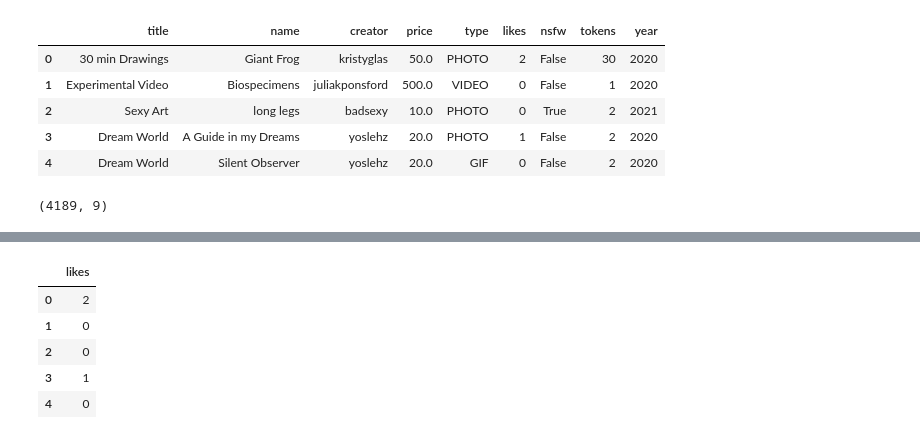
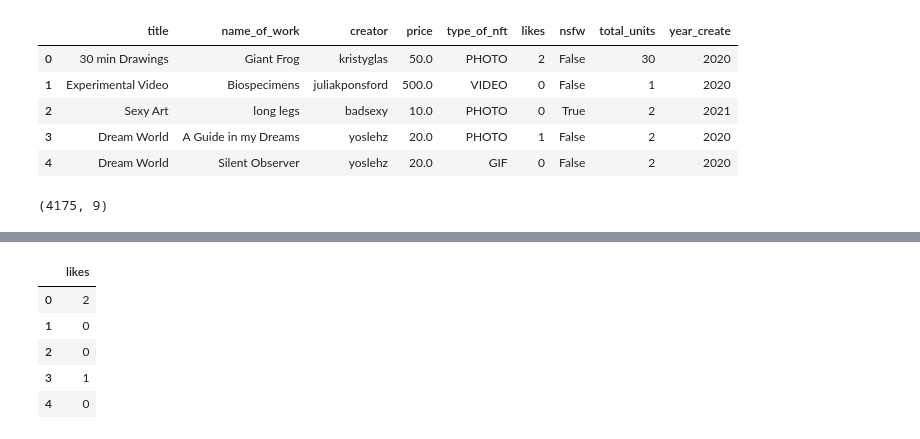
Before and after one commit to aortiz224/bootcamp_finalproject, a Jupyter notebook: unsupervised_learning.ipynb, the cells around one changed output, grey strips where cells are left out. Saved outputs shown, nothing was run; the diff lists cells and outputs as text; code cells hidden in the pictures.

```diff
--- a/unsupervised_learning.ipynb
+++ b/unsupervised_learning.ipynb
@@ -25,0 +15,6 @@ NFT_df.head()
+# %%
+engine= sqlalchemy.create_engine(f'postgresql://{username}:{password}@localhost/{database}')
+con= engine.connect()
+
+nft_table= pd.read_sql("SELECT * FROM final_nft", con=engine)
+nft_table
@@ -26,9 +35,9 @@ NFT_df.head()
 # %%
 #Drop unnecessary columns
-NFT_df_clean = NFT_df.drop(columns=["art_series","symbol","rights","royalty","cid","path"])
+NFT_df_clean = nft_table.drop(columns=["art_series","rights"])
 NFT_df_clean.head()
 # %% [output]
-|  | title | name | creator | price | type | likes | nsfw | tokens | year |
+|  | title | name_of_work | creator | price | type_of_nft | likes | nsfw | total_units | year_create |
 | 0 | 30 min Drawings | Giant Frog | kristyglas | 50.0 | PHOTO | 2 | False | 30 | 2020 |
 | 1 | Experimental Video | Biospecimens | juliakponsford | 500.0 | VIDEO | 0 | False | 1 | 2020 |
 | 2 | Sexy Art | long legs | badsexy | 10.0 | PHOTO | 0 | True | 2 | 2021 |
@@ -39,7 +48,7 @@ NFT_df_clean.head()
 NFT_df_clean.dropna(inplace = True)
 NFT_df_clean.shape
 # %% [output]
-(4189, 9)
+(4175, 9)
 # %%
 NFT_df_clean.dtypes
 # %% [output]
```
Also changed, not shown: parts of 20 cells of this notebook, 1 other file.
